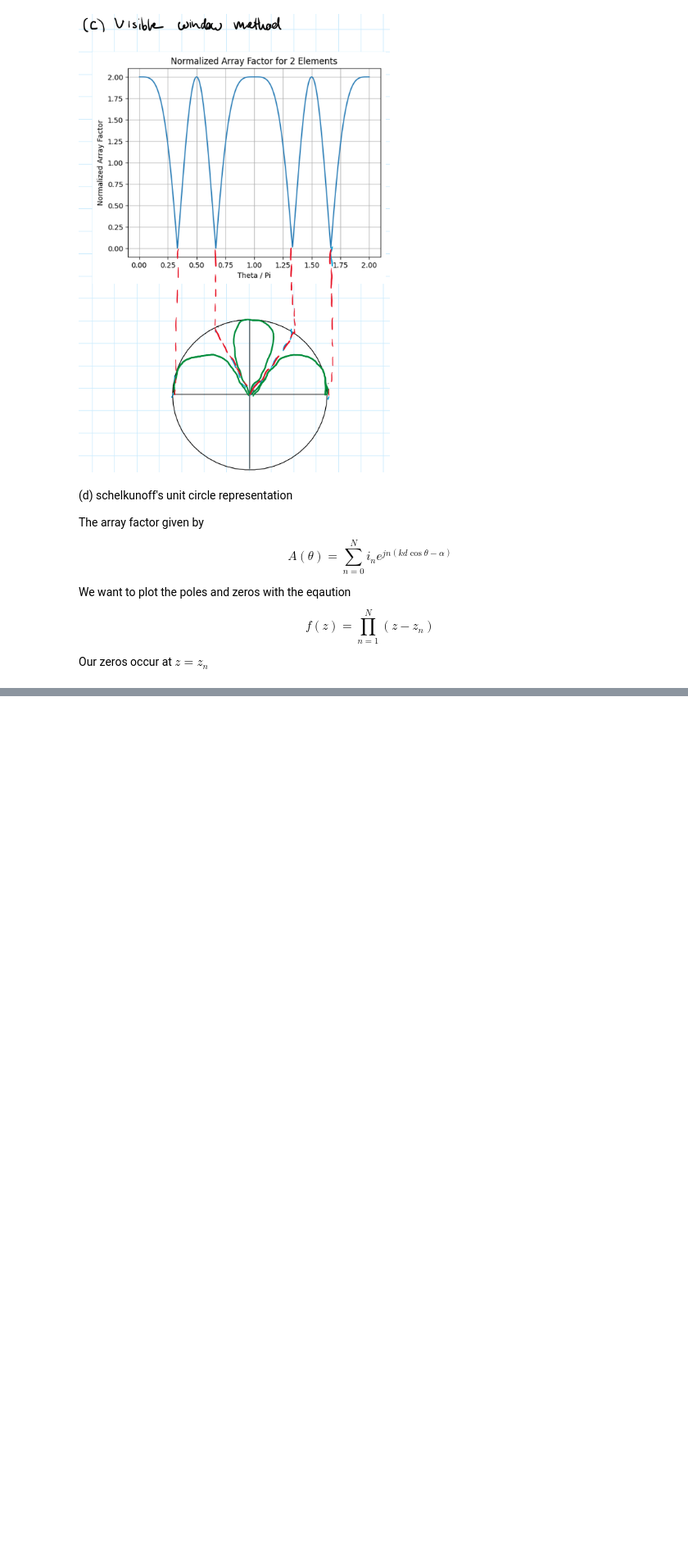
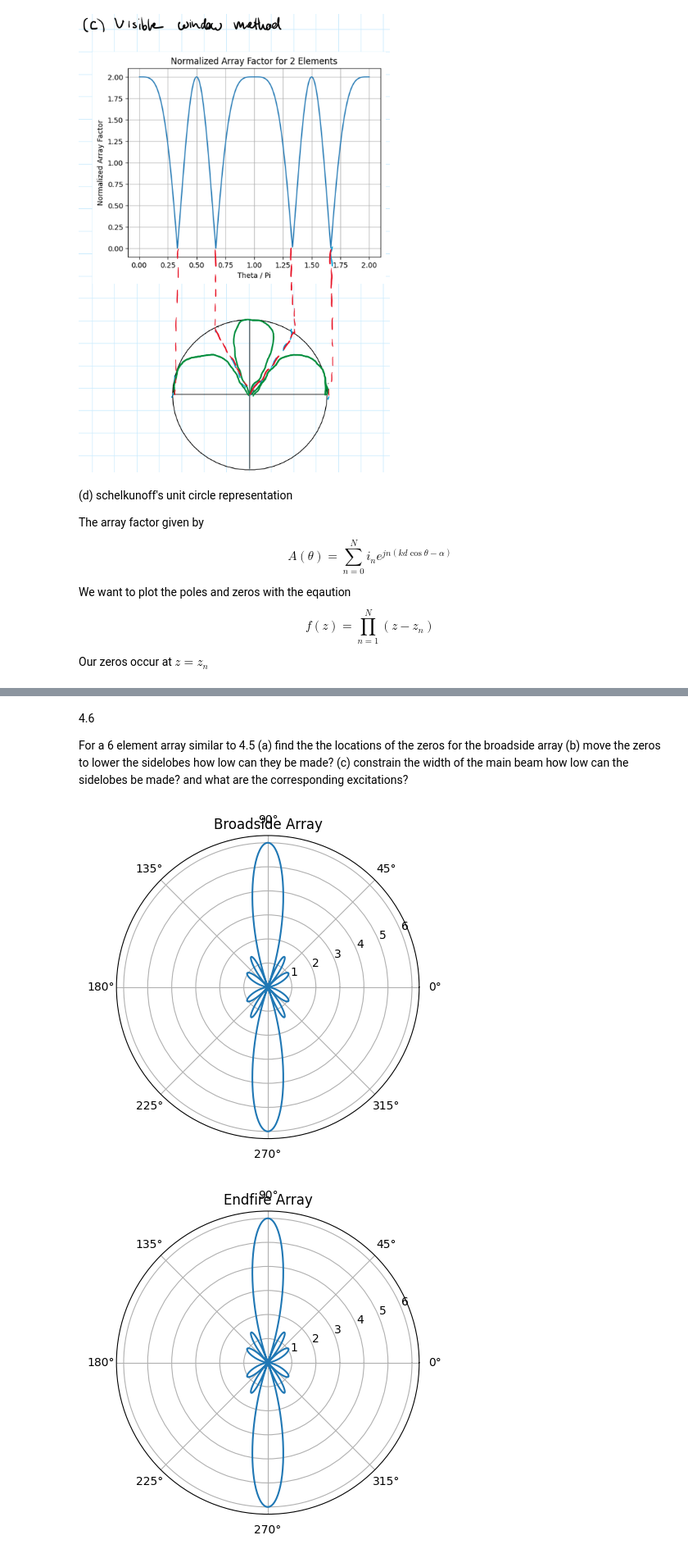
Before and after one commit to Montuck/antenna-software, a Jupyter notebook: hw10.ipynb, the cells around one changed output, grey strips where cells are left out. Shown at 82% size. Cells and saved outputs as stored; diff of their text form; code cells hidden in the pictures; blank space fills up the shorter version.

```diff
--- a/hw10.ipynb
+++ b/hw10.ipynb
@@ -89,0 +131,35 @@ plt.show()
+# %% [markdown]
+4.6
+
+For a 6 element array similar to 4.5 (a) find the the locations of the zeros for the broadside array (b) move the zeros to lower the sidelobes how low can they be made? (c) constrain the width of the main beam how low can the sidelobes be made? and what are the corresponding excitations?
+# %%
+# inital plots
+
+# broadside
+N_el = 6
+N = N_el - 1
+n = np.arange(1, N+1)
+k = 2*np.pi/lam
+d = lam/2
+alpha = 0
+z = np.exp(1j*(k*d*np.cos(theta[:, np.newaxis])-alpha))
+A = np.abs((1 - z**(N+1)) / (1 - z))
+
+# plot
+plt.polar(theta, np.abs(A).sum(axis=1))
+plt.title("Broadside Array")
+plt.grid(True)
+plt.show()
+
+# endfire
+z_n = np.exp(1j*2*np.pi*n/(N+1))                                                    # zeros
+f_z = np.array([np.prod(np.exp(1j*(k*d*np.cos(t)-alpha)) - z_n) for t in theta])
+
+# plot
+plt.polar(theta, np.abs(f_z))
+plt.title("Endfire Array")
+plt.grid(True)
+plt.show()
+# %% [output]
+[figure, added]
+[figure, added]
```
Also changed, not shown: parts of 11 cells of this notebook, 1 other file.
